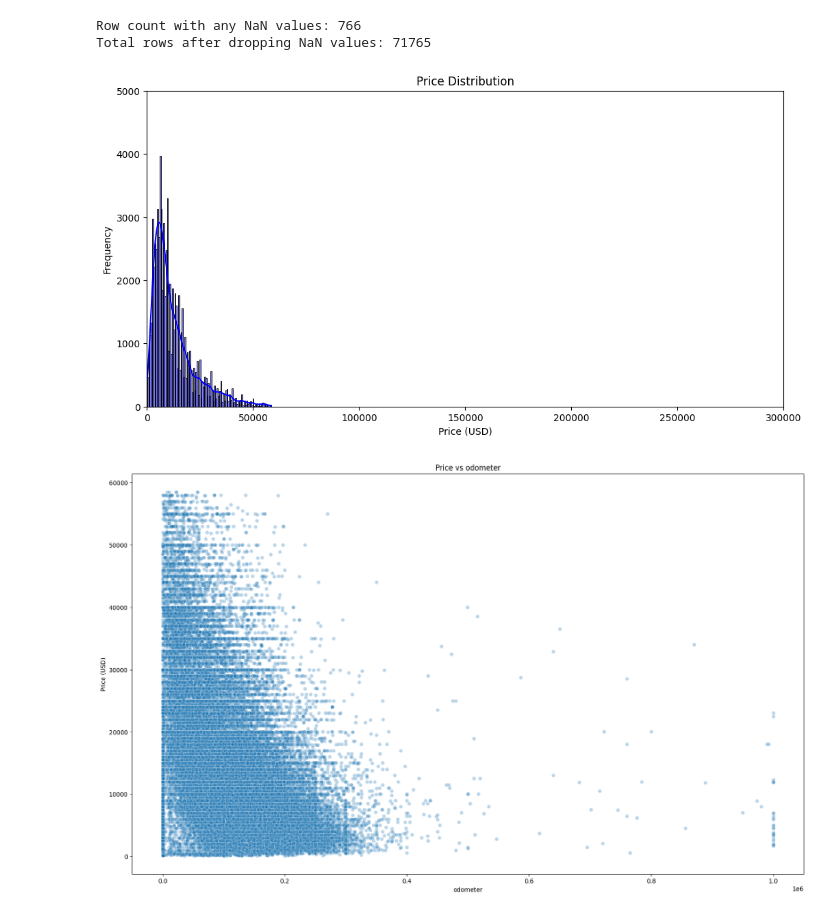
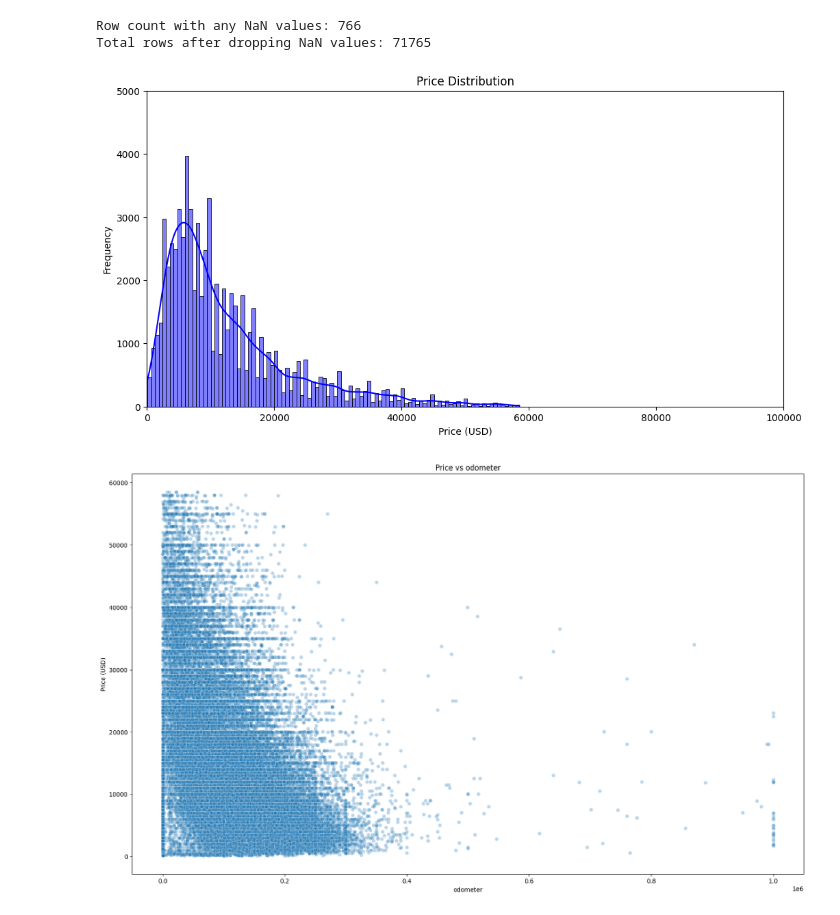
Before and after one commit to ArunKumarGanesan716/UC-B-Assignment-2, a Jupyter notebook: prompt_II.ipynb, the cells around one changed output. Cells and saved outputs as stored; diff of their text form; code cells hidden in the pictures.

```diff
--- a/prompt_II.ipynb
+++ b/prompt_II.ipynb
@@ -375,15 +375,15 @@ df_model_Cat.to_csv('data/vehicles_cleaned.csv', index=False)
 # %%
 # plot price distribution
 plt.figure(figsize=(12, 6))
 sns.histplot(df_model_Cat['price'], bins=100, kde=True, color='blue')
 plt.title('Price Distribution')
 plt.xlabel('Price (USD)')
 plt.ylabel('Frequency')
-plt.xlim(0, 300000)
+plt.xlim(0, 100000)
 plt.ylim(0, 5000)
 plt.show()
 # %% [output]
-[figure, old version]
+[figure, new version]
 # %%
 # Price vs Features
 plot_price_vs_feature(df_model_Cat, 'odometer', kind='scatter')
```
Also changed, not shown: parts of 1 cell of this notebook, 1 other file.
